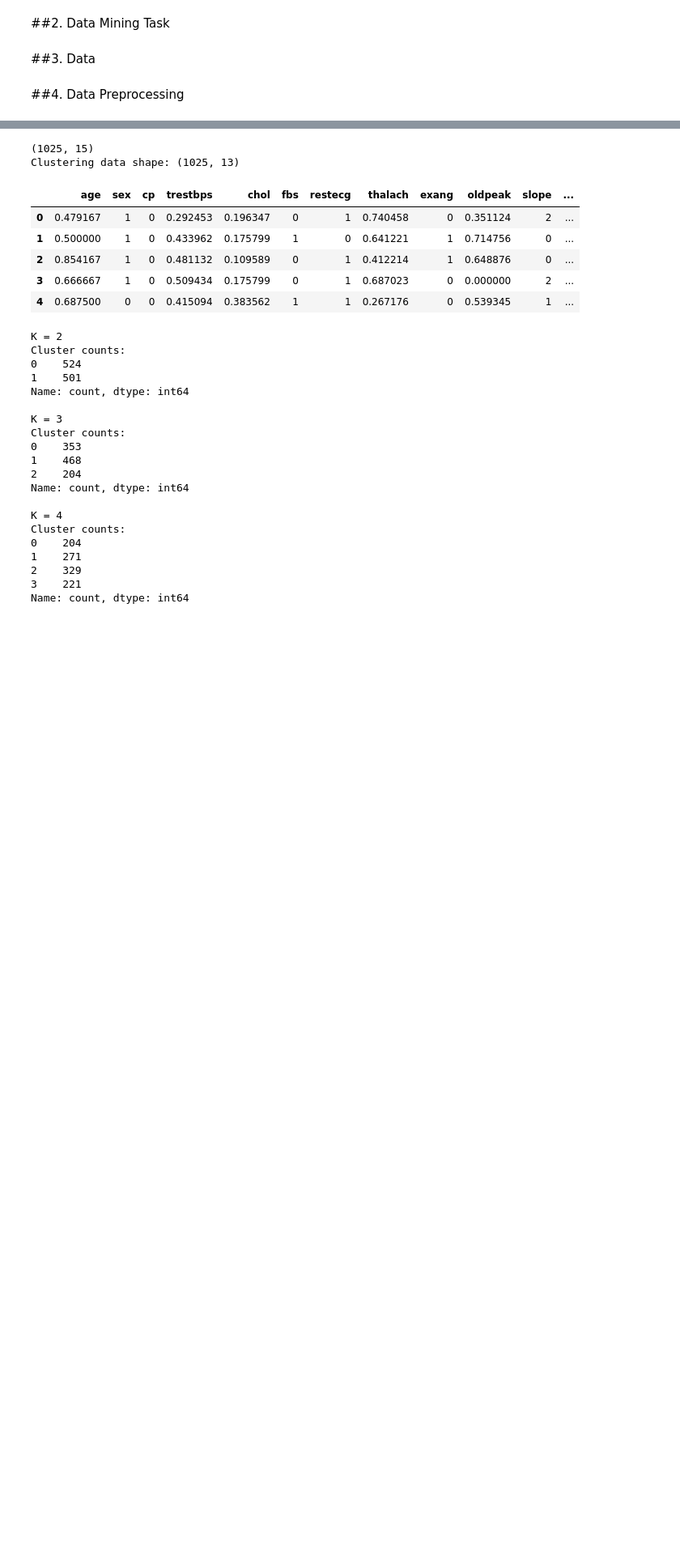
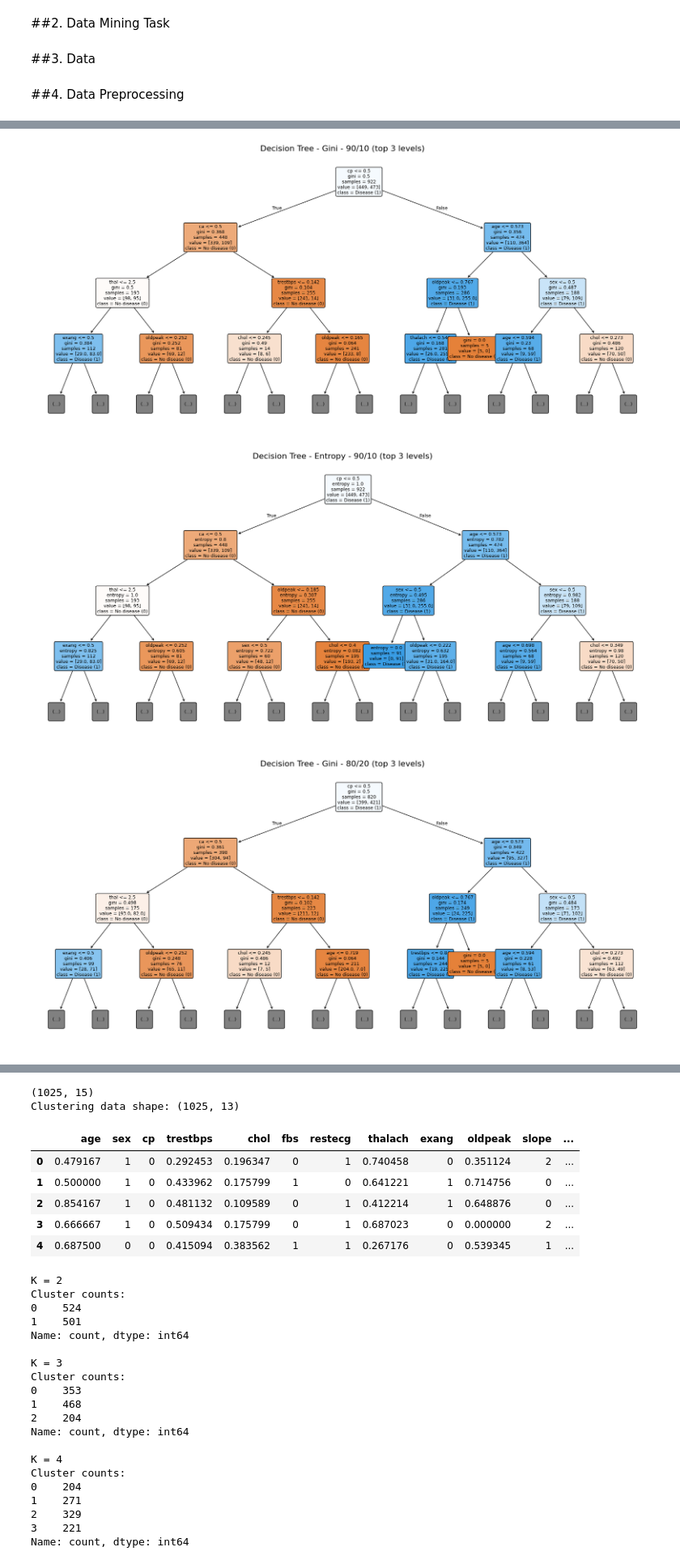
Before and after one commit to raneem-a1/IT326-Heart-Disease-project, a Jupyter notebook: final_report.ipynb, the cells around one changed output, grey strips where cells are left out. Shown at 81% size. Saved outputs shown, nothing was run; the diff lists cells and outputs as text; code cells hidden in the pictures; blank space fills up the shorter version.

```diff
--- a/final_report.ipynb
+++ b/final_report.ipynb
@@ -54,0 +126,20 @@ Finally, the evaluation results from the three K values are compared. The majori
+# %%
+partitions = {'90/10': 0.10, '80/20': 0.20, '70/30': 0.30}
+criteria = {'Gini': 'gini', 'Entropy': 'entropy'}
+
+splits = {}
+models = {}
+preds = {}
+
+for p_name, test_size in partitions.items():
+    X_train, X_test, y_train, y_test = train_test_split(
+        X, y, test_size=test_size, stratify=y, random_state=42)
+    splits[p_name] = (X_train, X_test, y_train, y_test)
+
+    for c_name, c in criteria.items():
+        model = DecisionTreeClassifier(criterion=c, random_state=42)
+        model.fit(X_train, y_train)
+        models[(c_name, p_name)] = model
+        preds[(c_name, p_name)] = model.predict(X_test)
+
+print('Trained models:', len(models))
@@ -54,0 +151,13 @@ Finally, the evaluation results from the three K values are compared. The majori
+# %%
+rows = []
+for (c_name, p_name), model in models.items():
+    X_train, X_test, y_train, y_test = splits[p_name]
+    rows.append({
+        'Criterion': c_name,
+        'Partition': p_name,
+        'Train size': len(X_train),
+        'Test size': len(X_test),
+        'Tree depth': model.get_depth(),
+        'Leaves': model.get_n_leaves(),
+    })
+pd.DataFrame(rows)
@@ -54,0 +194,14 @@ Finally, the evaluation results from the three K values are compared. The majori
+# %%
+feature_names = list(X.columns)
+class_names = ['No disease (0)', 'Disease (1)']
+
+for (c_name, p_name), model in models.items():
+    plt.figure(figsize=(22, 10))
+    plot_tree(model, feature_names=feature_names, class_names=class_names,
+              filled=True, rounded=True, max_depth=3, fontsize=9)
+    plt.title(f'Decision Tree - {c_name} - {p_name} (top 3 levels)', fontsize=16)
+    plt.show()
+# %% [output]
+[figure, added]
+[figure, added]
+[figure, added]
```
Also changed, not shown: parts of 16 cells of this notebook.
